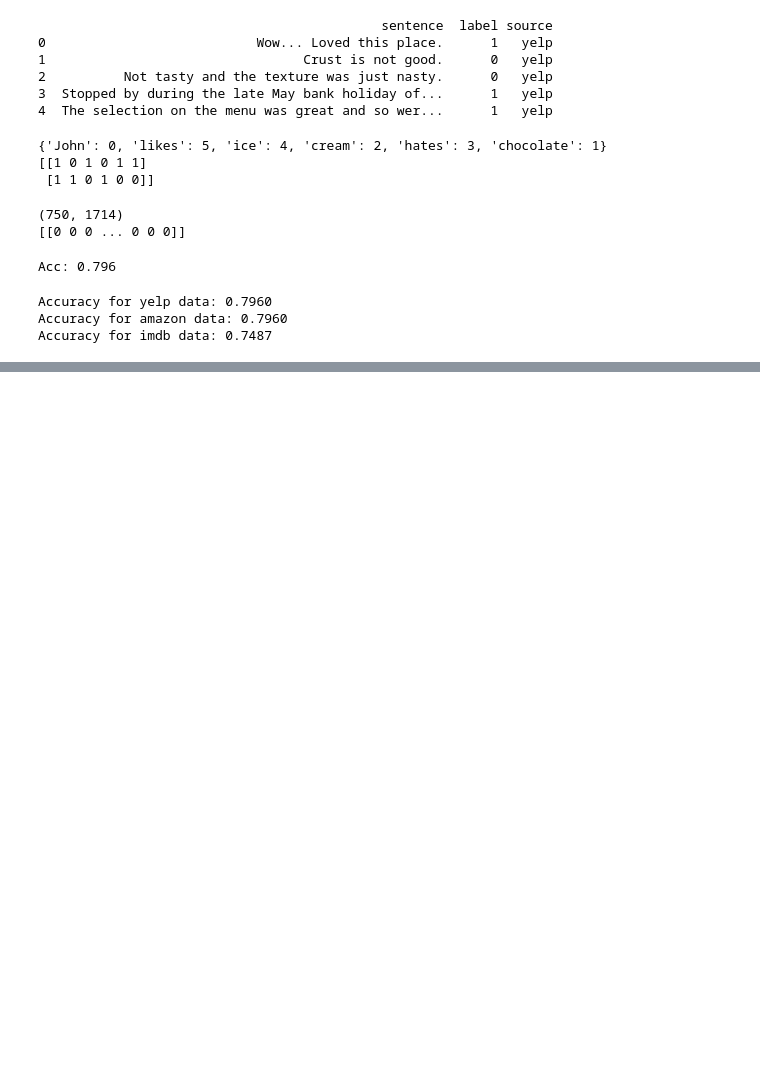
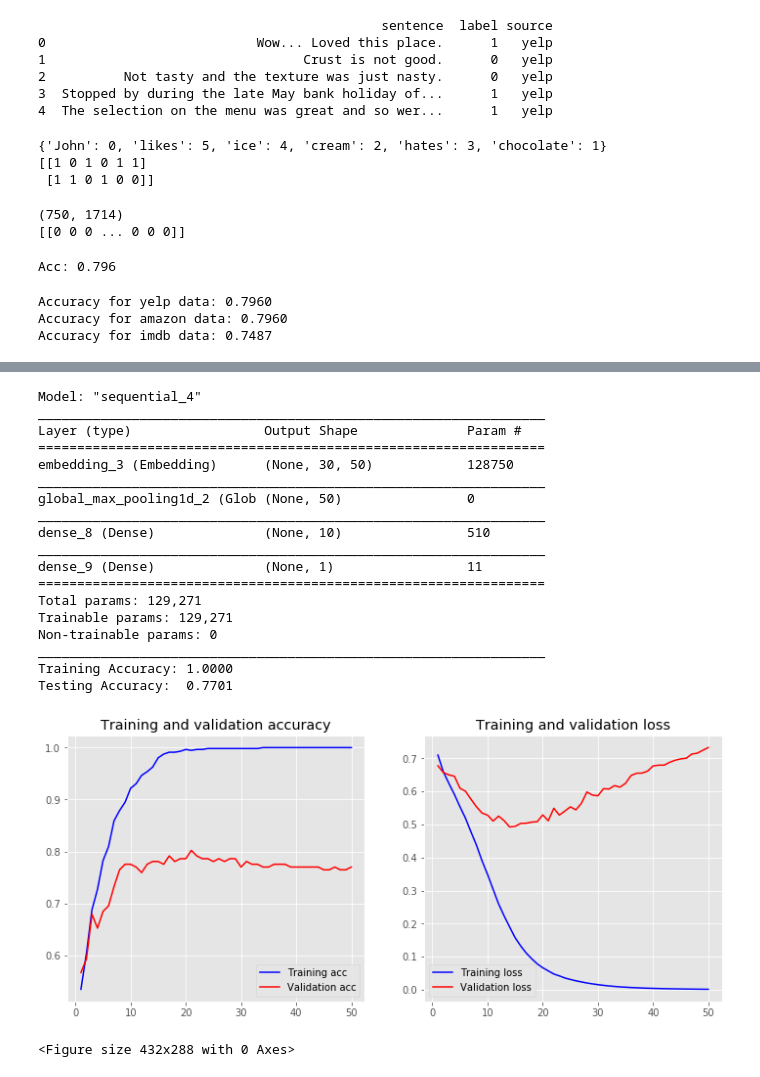
Before and after one commit to Mr-shuo/bert, a Jupyter notebook: keras-bert/keras_learning/text_cls.ipynb, the cells around one changed output, grey strips where cells are left out. Drawn from its saved outputs; the diff is of its cells as text; code cells hidden in the pictures; blank space fills up the shorter version.

```diff
--- a/keras-bert/keras_learning/text_cls.ipynb
+++ b/keras-bert/keras_learning/text_cls.ipynb
@@ -89,0 +354,48 @@ Accuracy for imdb data: 0.7487
+# %%
+
+"""
+训练Embedding Layer
+"""
+model = Sequential()
+model.add(layers.Embedding(vocab_size, embedding_dim,
+                           weights=[embedding_matrix],
+                           input_length=maxlen,
+                           trainable=True))
+model.add(layers.GlobalMaxPool1D())
+model.add(layers.Dense(10, activation='relu'))
+model.add(layers.Dense(1, activation='sigmoid'))
+model.compile(optimizer='adam',
+              loss='binary_crossentropy',
+              metrics=['accuracy'])
+model.summary()
+history = model.fit(X_train, y_train,
+                    epochs=50,
+                    verbose=False,
+                    validation_data=(X_test, y_test),
+                    batch_size=10)
+loss, accuracy = model.evaluate(X_train, y_train, verbose=False)
+print("Training Accuracy: {:.4f}".format(accuracy))
+loss, accuracy = model.evaluate(X_test, y_test, verbose=False)
+print("Testing Accuracy:  {:.4f}".format(accuracy))
+plot_history(history,name='wordvec_train=True')
+# %% [output]
+Model: "sequential_4"
+_________________________________________________________________
+Layer (type)                 Output Shape              Param #
+=================================================================
+embedding_3 (Embedding)      (None, 30, 50)            128750
+_________________________________________________________________
+global_max_pooling1d_2 (Glob (None, 50)                0
+_________________________________________________________________
+dense_8 (Dense)              (None, 10)                510
+_________________________________________________________________
+dense_9 (Dense)              (None, 1)                 11
+=================================================================
+Total params: 129,271
+Trainable params: 129,271
+Non-trainable params: 0
+_________________________________________________________________
+Training Accuracy: 1.0000
+Testing Accuracy:  0.7701
+[figure, added]
+<Figure size 432x288 with 0 Axes>
```
Also changed, not shown: parts of 8 cells of this notebook.
